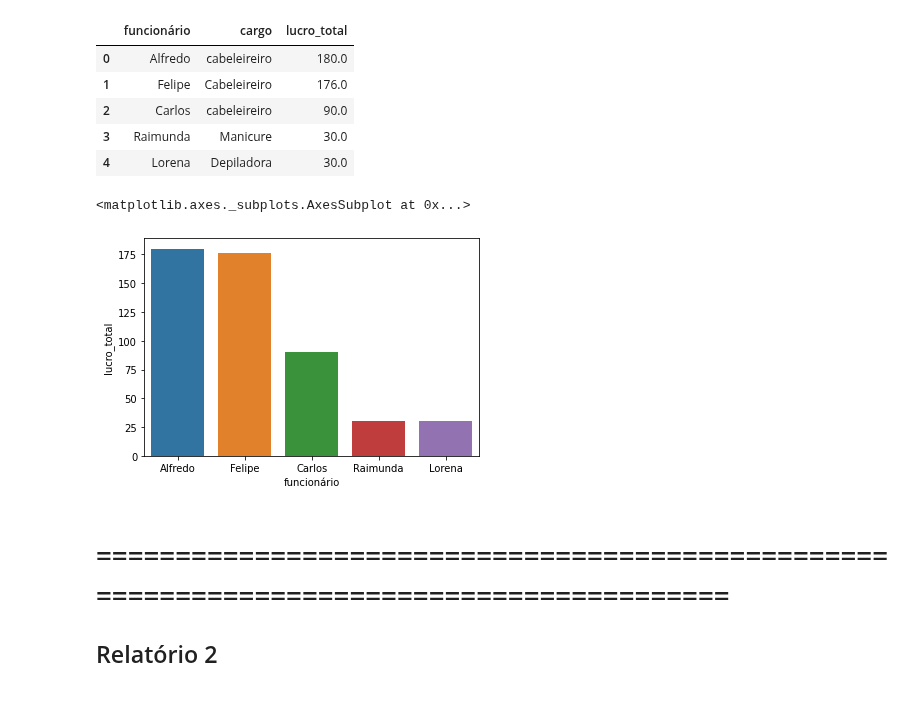
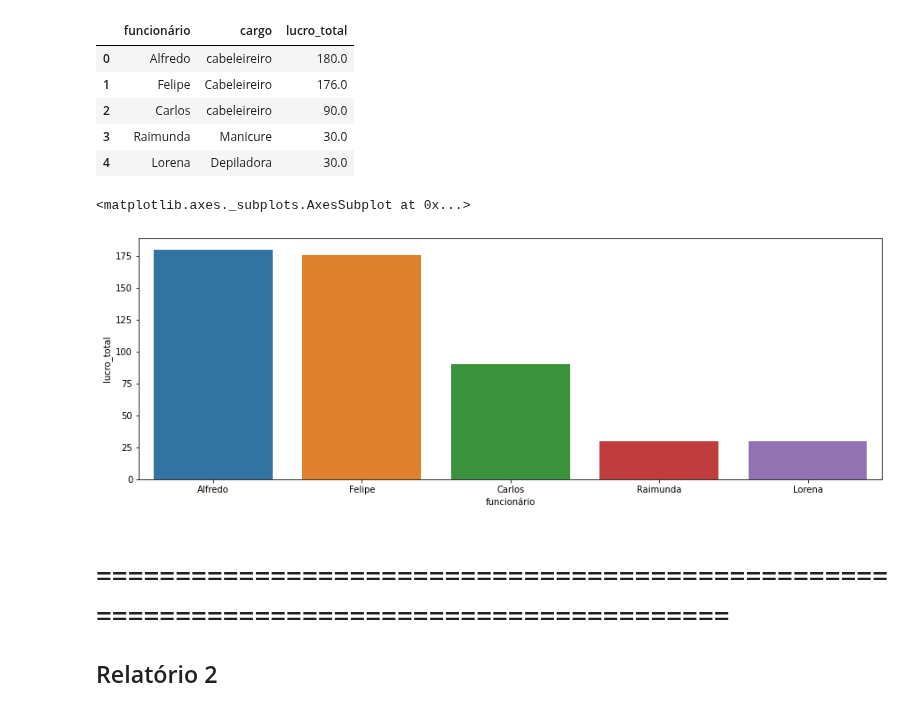
Before and after one commit to Julymusso/Template_Trab_BD1_2020, a Jupyter notebook: BD1_Relatorios_BarbeariaGourmet.ipynb, the cells around one changed output. Saved outputs shown, nothing was run; the diff lists cells and outputs as text; code cells hidden in the pictures.

```diff
--- a/BD1_Relatorios_BarbeariaGourmet.ipynb
+++ b/BD1_Relatorios_BarbeariaGourmet.ipynb
@@ -44,10 +44,11 @@ relatorio1
 | 3 | Raimunda | Manicure | 30.0 |
 | 4 | Lorena | Depiladora | 30.0 |
 # %%
+plt.figure(figsize=(15,5));
 sns.barplot(x='funcionário',y='lucro_total',data=relatorio1)
 # %% [output]
 <matplotlib.axes._subplots.AxesSubplot at 0x...>
-[figure, old version]
+[figure, new version]
 # %% [markdown]
 # ==========================================================================================
 ## Relatório 2
```
Also changed, not shown: parts of 15 cells of this notebook.
